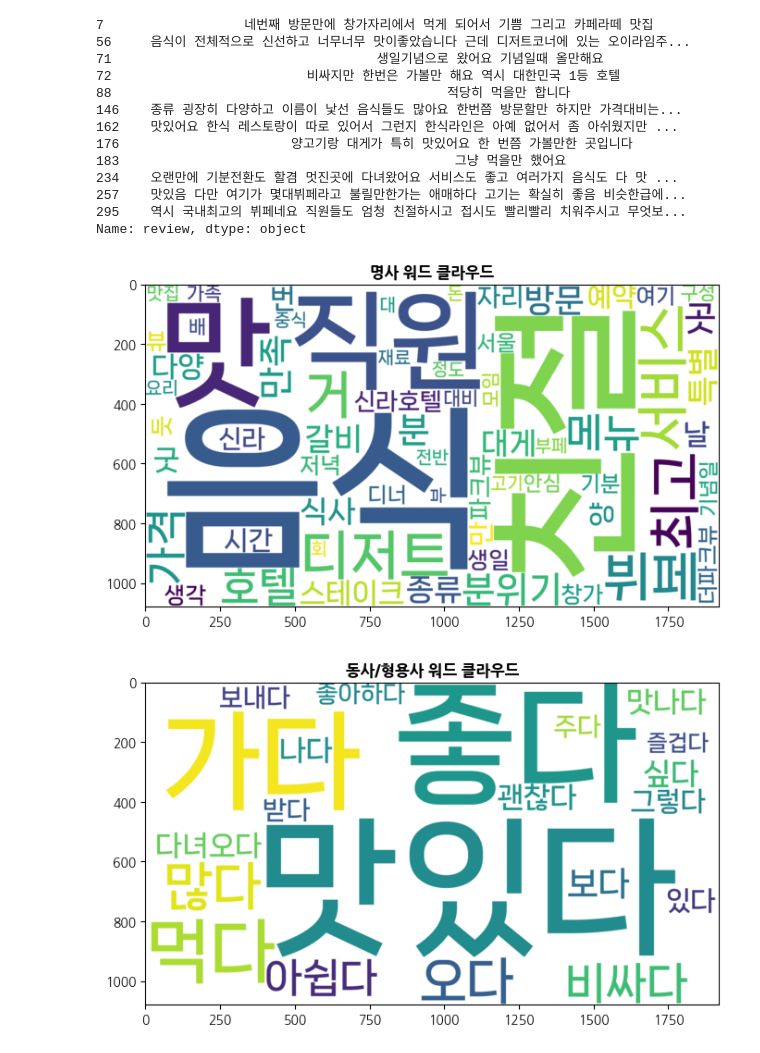
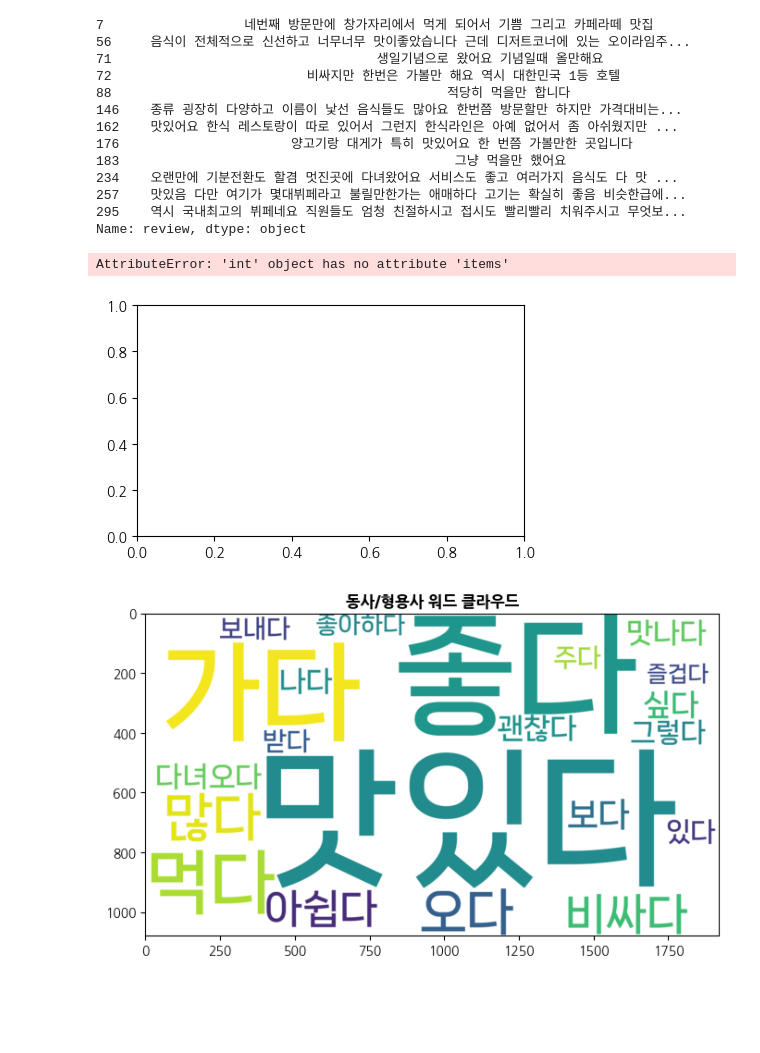
Before and after one commit to narae3759/PPS, a Jupyter notebook: projects/intern_project/04_EDA.ipynb, the cells around one changed output. Saved outputs shown, nothing was run; the diff lists cells and outputs as text; code cells hidden in the pictures; blank space fills up the shorter version.

```diff
--- a/projects/intern_project/04_EDA.ipynb
+++ b/projects/intern_project/04_EDA.ipynb
@@ -192,4 +210,4 @@ tk_data.head(5)
 # %% [markdown]
 ### 1) 전체
 # %%
-wordcloud = WordCloudTool(tk_data)
+wordcloud = WordCloudTool(tk_data, ["N","V"])
@@ -210,9 +232,10 @@ search_review(tk_data, keyword="만")
 295    역시 국내최고의 뷔페네요 직원들도 엄청 친절하시고 접시도 빨리빨리 치워주시고 무엇보...
 Name: review, dtype: object
 # %%
-wordcloud.draw(column="N", title="명사 워드 클라우드")
+wordcloud.draw(group="N", title="명사 워드 클라우드")
 # %% [output]
+AttributeError: 'int' object has no attribute 'items'
-[figure, old version]
+[figure, new version]
 # %%
 wordcloud.draw(column="V", title="동사/형용사 워드 클라우드")
 # %% [output]
```
Also changed, not shown: parts of 7 cells of this notebook, 2 other files.
